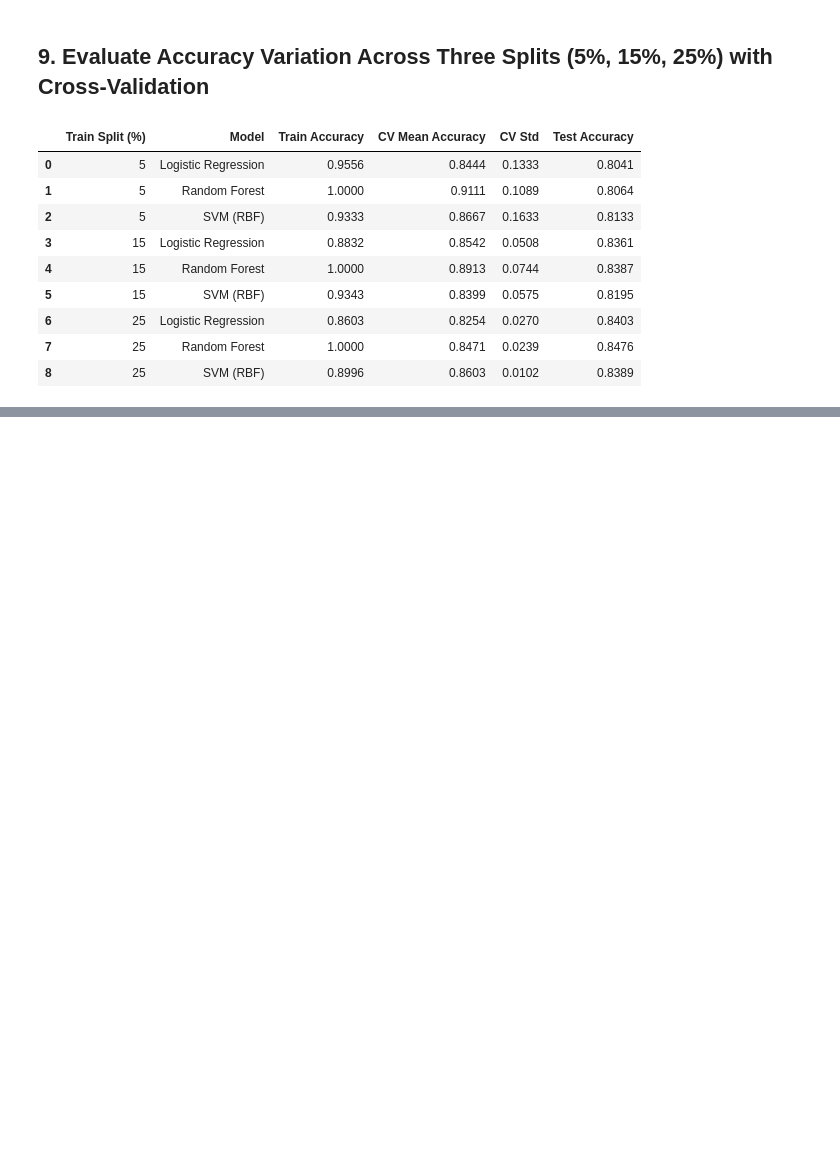
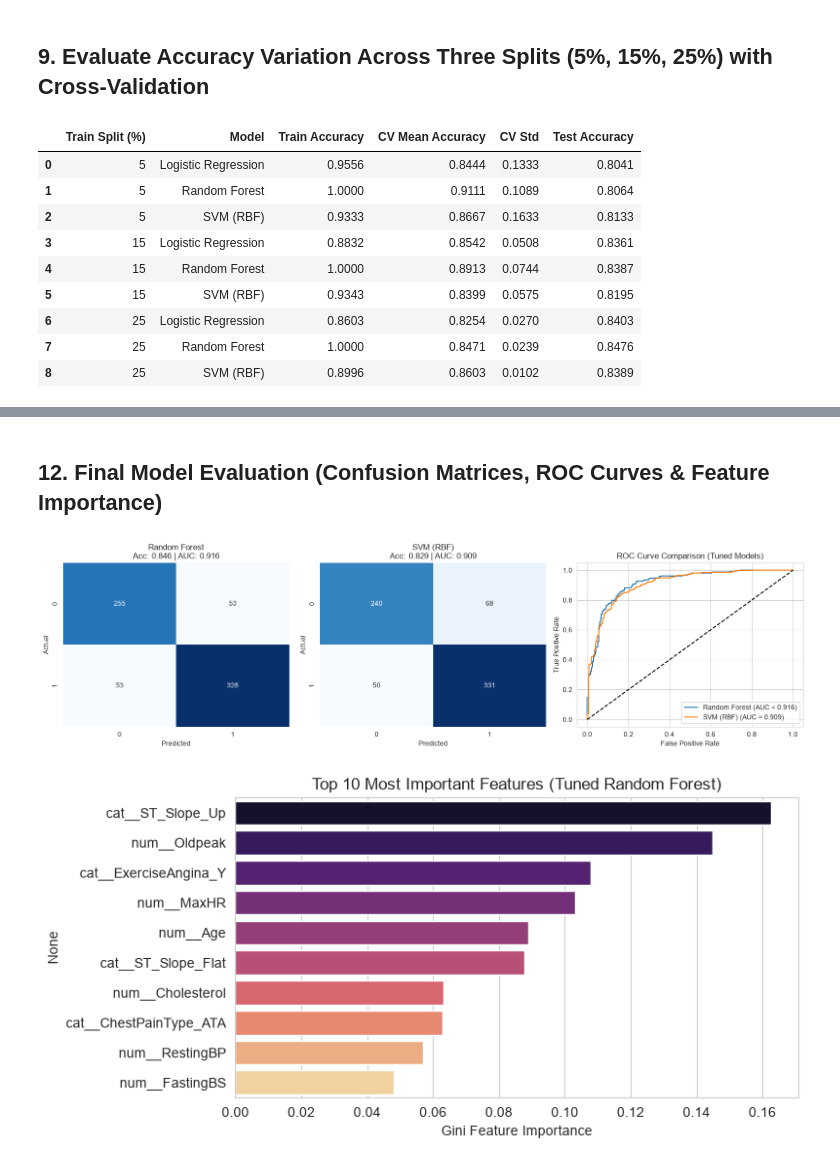
Before and after one commit to sujitasingh8/hdsdab-04-machine-learning-ca1, a Jupyter notebook: sba26094_Sujita_Singh_ML_CA1.ipynb, the cells around one changed output, grey strips where cells are left out. Cells and saved outputs as stored; diff of their text form; code cells hidden in the pictures; blank space fills up the shorter version.

```diff
--- a/sba26094_Sujita_Singh_ML_CA1.ipynb
+++ b/sba26094_Sujita_Singh_ML_CA1.ipynb
@@ -261,0 +334,48 @@ display(results_df)
+# %% [markdown]
+## 12. Final Model Evaluation (Confusion Matrices, ROC Curves & Feature Importance)
+# %%
+# Compare tuned models on unseen test data (75% holdout)
+fig, axes = plt.subplots(1, 3, figsize=(16, 4.5))
+
+for idx, (name, model) in enumerate(tuned_models.items()):
+    y_pred = model.predict(X_test_25)
+    y_score = (
+        model.predict_proba(X_test_25)[:, 1]
+        if hasattr(model, "predict_proba")
+        else model.decision_function(X_test_25)
+    )
+
+    # Confusion Matrix
+    cm = confusion_matrix(y_test_25, y_pred)
+    sns.heatmap(cm, annot=True, fmt="d", cmap="Blues", cbar=False, ax=axes[idx])
+    axes[idx].set_title(f"{name}\nAcc: {accuracy_score(y_test_25, y_pred):.3f} | AUC: {roc_auc_score(y_test_25, y_score):.3f}")
+    axes[idx].set_xlabel("Predicted")
+    axes[idx].set_ylabel("Actual")
+
+    # ROC Curve on 3rd subplot
+    fpr, tpr, _ = roc_curve(y_test_25, y_score)
+    axes[2].plot(fpr, tpr, label=f"{name} (AUC = {roc_auc_score(y_test_25, y_score):.3f})")
+
+axes[2].plot([0, 1], [0, 1], "k--")
+axes[2].set_title("ROC Curve Comparison (Tuned Models)")
+axes[2].set_xlabel("False Positive Rate")
+axes[2].set_ylabel("True Positive Rate")
+axes[2].legend(loc="lower right")
+plt.tight_layout()
+plt.show()
+
+# Feature Importance from Tuned Random Forest
+rf_best = tuned_models["Random Forest"]
+feature_names = rf_best.named_steps['prep'].get_feature_names_out()
+importances = rf_best.named_steps['model'].feature_importances_
+feat_imp = pd.Series(importances, index=feature_names).sort_values(ascending=False).head(10)
+
+plt.figure(figsize=(8, 4))
+sns.barplot(x=feat_imp.values, y=feat_imp.index, hue=feat_imp.index, palette="magma", legend=False)
+plt.title("Top 10 Most Important Features (Tuned Random Forest)")
+plt.xlabel("Gini Feature Importance")
+plt.tight_layout()
+plt.show()
+# %% [output]
+[figure, added]
+[figure, added]
```
Also changed, not shown: parts of 4 cells of this notebook.
